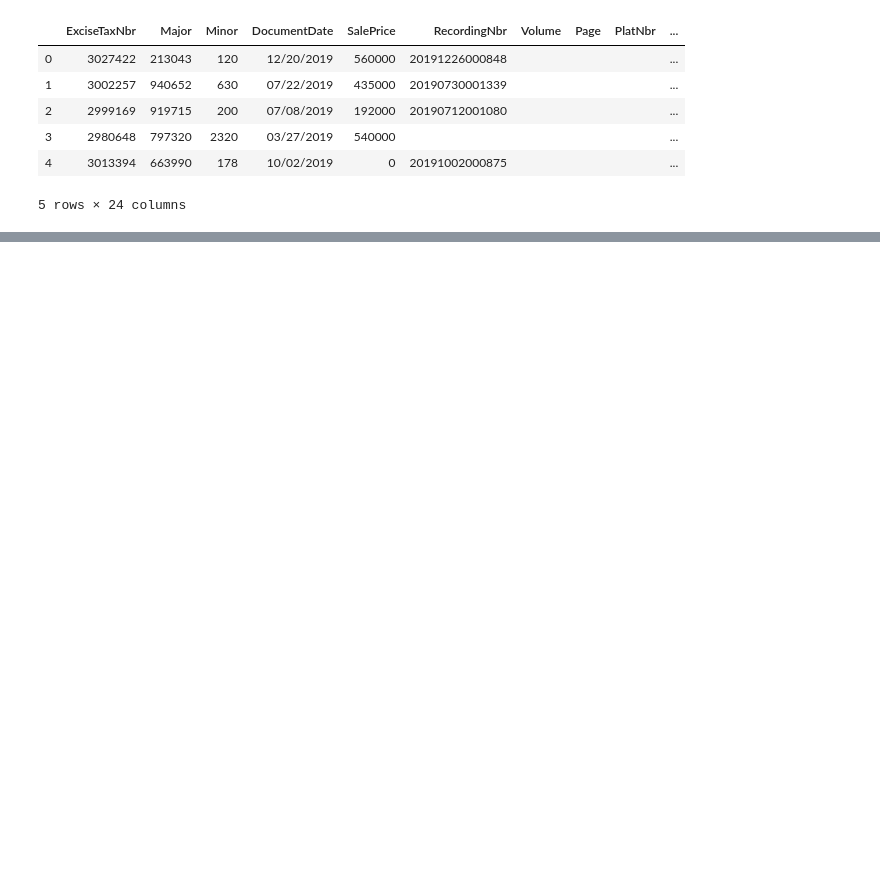
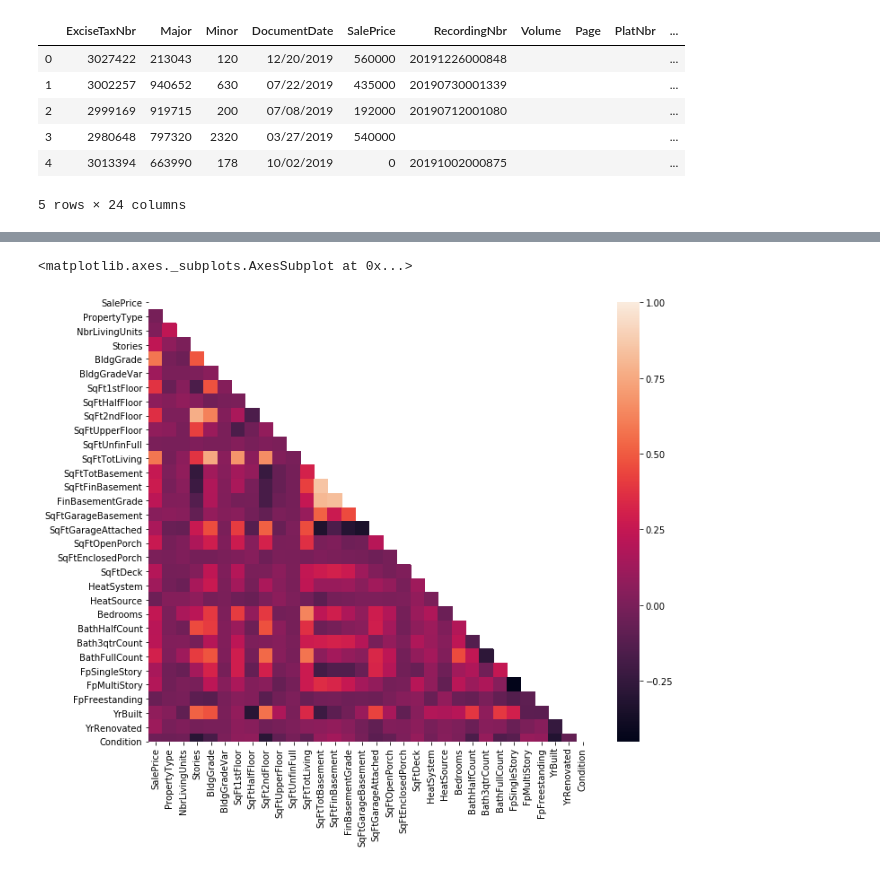
Before and after one commit to hmdev649/mod2-project, a Jupyter notebook: Exploratory Notebooks/Tim.ipynb, the cells around one changed output, grey strips where cells are left out. Drawn from its saved outputs; the diff is of its cells as text; code cells hidden in the pictures; blank space fills up the shorter version.

```diff
--- a/Exploratory Notebooks/Tim.ipynb
+++ b/Exploratory Notebooks/Tim.ipynb
@@ -36,0 +115,5 @@ df2019.to_csv('../references/df2019',index=False)
+# %%
+dfResBldg['MajorMinor'] =dfResBldg ['Major'].astype(str)+'-'+dfResBldg ['Minor'].astype(str)
+# %%
+df_final = pd.merge(dfresidence,dfResBldg,how='left', on = ['MajorMinor'])
+df_final.columns
@@ -36,0 +140,10 @@ df2019.to_csv('../references/df2019',index=False)
+# %%
+df_final = df_final[['MajorMinor','SalePrice','PropertyType','NbrLivingUnits','Address','BuildingNumber','StreetName', 'StreetType','ZipCode','Stories','BldgGrade', 'BldgGradeVar', 'SqFt1stFloor', 'SqFtHalfFloor',
+       'SqFt2ndFloor', 'SqFtUpperFloor', 'SqFtUnfinFull',
+       'SqFtTotLiving', 'SqFtTotBasement', 'SqFtFinBasement',
+       'FinBasementGrade', 'SqFtGarageBasement', 'SqFtGarageAttached',
+       'DaylightBasement', 'SqFtOpenPorch', 'SqFtEnclosedPorch', 'SqFtDeck',
+       'HeatSystem', 'HeatSource', 'ViewUtilization', 'Bedrooms',
+       'BathHalfCount', 'Bath3qtrCount', 'BathFullCount', 'FpSingleStory',
+       'FpMultiStory', 'FpFreestanding', 'YrBuilt',
+       'YrRenovated','Condition']]
@@ -36,0 +166,11 @@ df2019.to_csv('../references/df2019',index=False)
+# %%
+df_final = df_final.dropna(subset=['Address'])
+# %%
+corr = df_final.corr()
+mask = np.triu(np.ones_like(corr, dtype=np.bool))
+
+fig1, ax1 = plt.subplots(figsize=(11, 9))
+sns.heatmap(corr, mask=mask, ax=ax1)
+# %% [output]
+<matplotlib.axes._subplots.AxesSubplot at 0x...>
+[figure, added]
```
Also changed, not shown: parts of 16 cells of this notebook, 2 other files.
